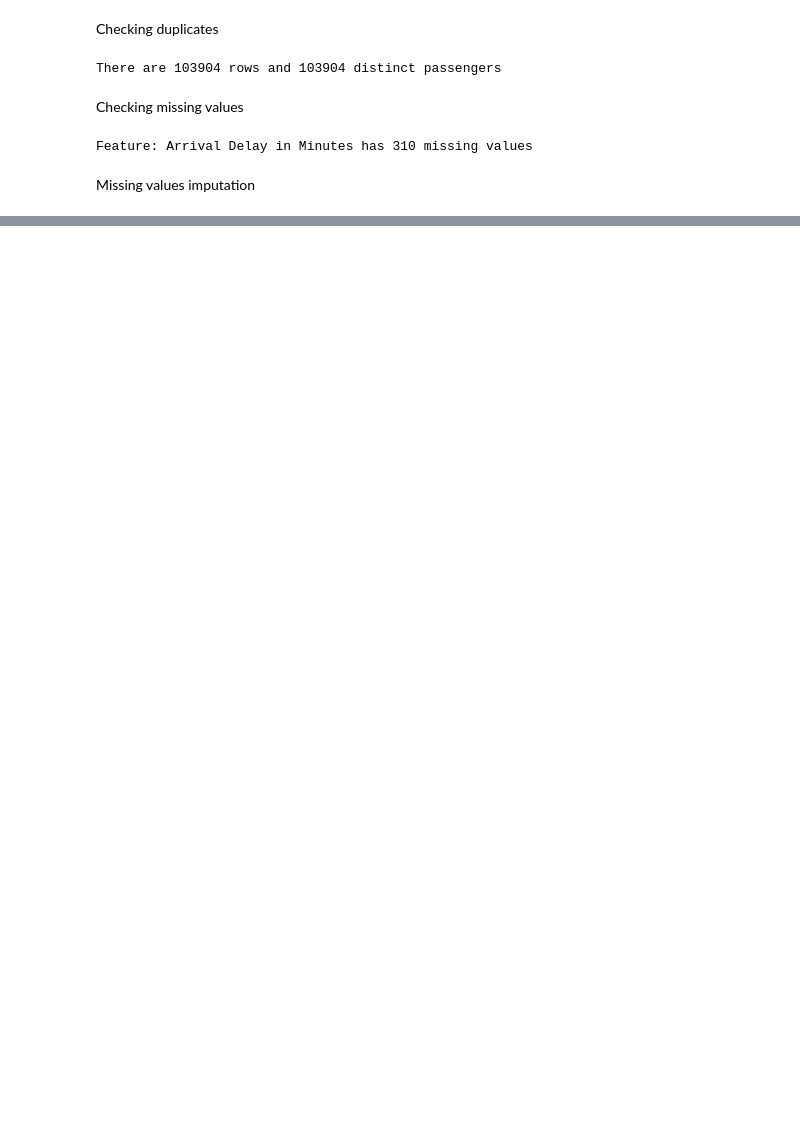
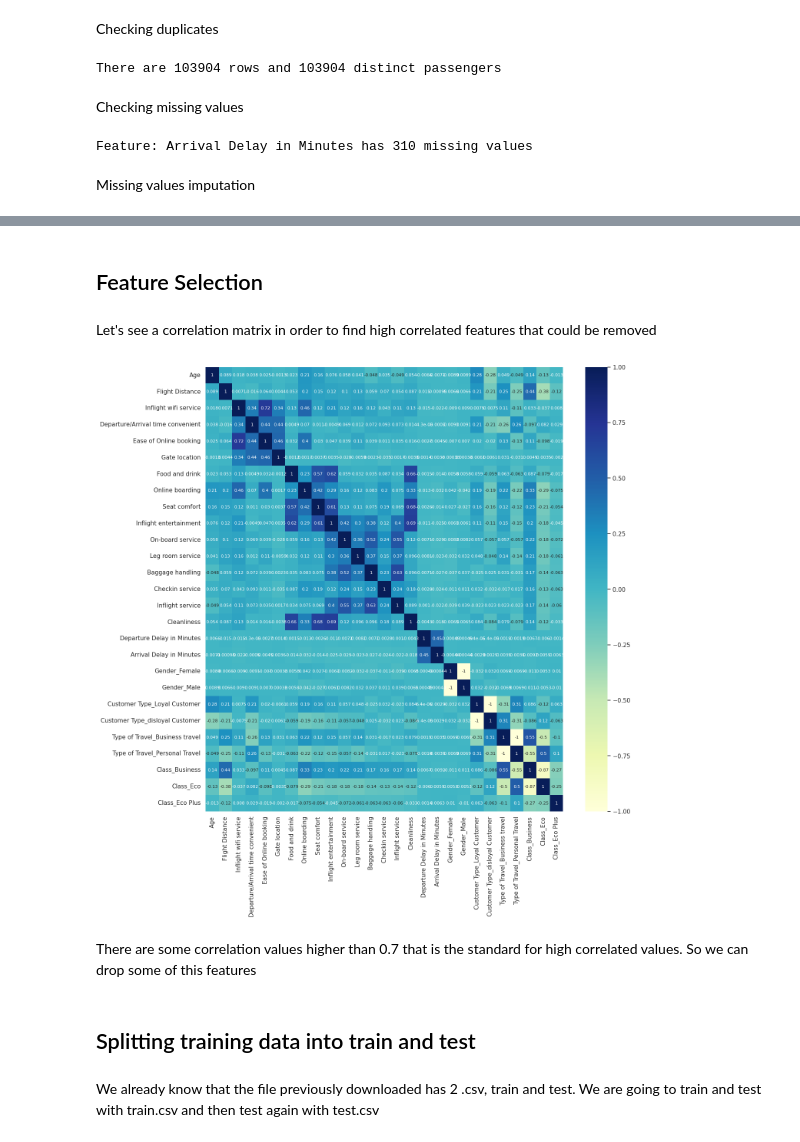
Before and after one commit to jolual2747/airline-passenger-satisfaction, a Jupyter notebook: notebook.ipynb, the cells around one changed output, grey strips where cells are left out. Drawn from its saved outputs; the diff is of its cells as text; code cells hidden in the pictures; blank space fills up the shorter version.

Commit message:
modified notebook until train_test_split

```diff
--- a/notebook.ipynb
+++ b/notebook.ipynb
@@ -45,0 +144,4 @@ df['Arrival Delay in Minutes'].replace(np.nan, df['Arrival Delay in Minutes'].lo
+# %%
+# the scores of the variables that compose the surveys should be between 0 and 5, let's test it
+numerical_variables = df.drop(columns = categorical_features).columns
+df[numerical_variables].describe()
@@ -45,0 +186,26 @@ df['Arrival Delay in Minutes'].replace(np.nan, df['Arrival Delay in Minutes'].lo
+# %%
+# let's create a dict that contains the discretization of the satisfaction values
+targets = list(df['satisfaction'].drop_duplicates().values)
+target = {}
+for i in range(len(targets)):
+    target[i]  = targets[i]
+
+df['target'] = df['satisfaction'].replace(dict(zip(target.values(), target.keys()))).astype('int64') # we do this to change from {0: 'neutral or dissatisfied'... to {'neutral or dissatisfied': 0 ...
+# %%
+# let's do the encoding for categorical variables
+dummies = pd.get_dummies(df[categorical_features].drop(columns=['satisfaction']))
+X = pd.concat([df[numerical_variables].drop(columns = ['id']), dummies], axis = 1)
+y = df['target'].values.reshape(-1,1)
+# %% [markdown]
+## Feature Selection
+# %% [markdown]
+Let's see a correlation matrix in order to find high correlated features that could be removed
+# %%
+corr = X.corr()
+sns.set(rc={'figure.figsize':(15,15)})
+sns.heatmap(data = corr, annot = True, cmap = 'YlGnBu', annot_kws={"size": 8})
+plt.show()
+# %% [output]
+[figure, added]
+# %% [markdown]
+There are some correlation values higher than 0.7 that is the standard for high correlated values. So we can drop some of this features
@@ -45,0 +218,4 @@ df['Arrival Delay in Minutes'].replace(np.nan, df['Arrival Delay in Minutes'].lo
+# %% [markdown]
+## Splitting training data into train and test
+# %% [markdown]
+We already know that the file previously downloaded has 2 .csv, train and test. We are going to train and test with train.csv and then test again with test.csv
```
Also changed, not shown: parts of 20 cells of this notebook, 2 other files.
